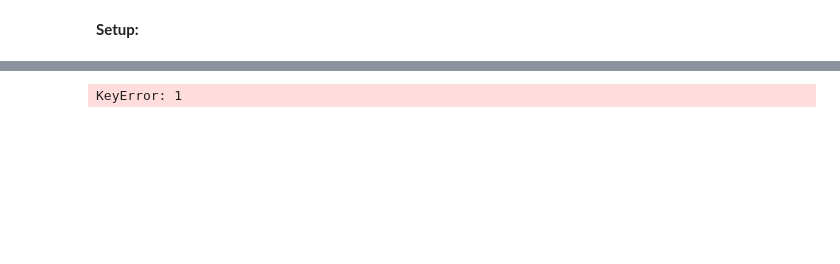
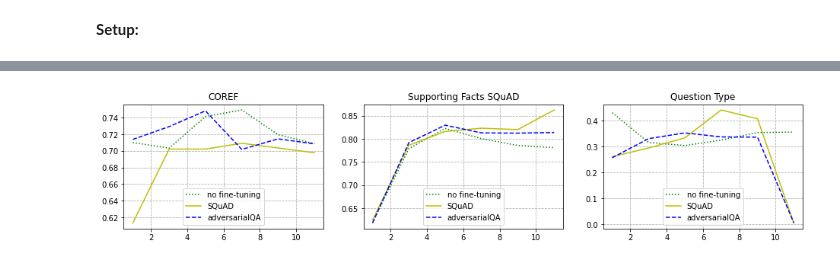
Before and after one commit to omidvosoughi/How-Does-Bert-Answer-QA-DLP2021, a Jupyter notebook: src/probing-tasks/replicate/probing_tasks_local.ipynb, the cells around one changed output, grey strips where cells are left out. Cells and saved outputs as stored; diff of their text form; code cells hidden in the pictures; blank space fills up the shorter version.

```diff
--- a/src/probing-tasks/replicate/probing_tasks_local.ipynb
+++ b/src/probing-tasks/replicate/probing_tasks_local.ipynb
@@ -32,8 +32,9 @@ task_types = {
     }
 
 models = [
+    "roberta-base",
     #"bert-base-uncased",
-    "csarron/bert-base-uncased-squad-v1",
+    #"csarron/bert-base-uncased-squad-v1",
     #"../../models/BERT_fineTunned_on_AdversarialQA_trained",
     ]
 
@@ -50,12 +51,13 @@ model_to_linestyle = {
     "bert-base-uncased": ":g",
     "csarron/bert-base-uncased-squad-v1": "-y",
     "BERT_fineTunned_on_AdversarialQA_trained": "--b",
+    "roberta-base": "-.r",
 }
 
 # Pick a dataset size: small, medium, big.
 # With the way training works, a smaller size will only improve the speed of tokenizing,
 # training speed will be the same for all sizes.
-size = "small"
+size = "medium"
 # %%
 import os
 import json
@@ -131,9 +158,54 @@ IndexError: list index out of range
-# %%
-with open(f'../results/{size}.json', 'r') as f:
-    results = json.load(f)
-for task, task_results in results.items():
-    for model, _ in task_results.items():
-        ep.plot_task(results, task, model, model_to_linestyle[model], num_layers)
-    plt.show()
-# %% [output]
-KeyError: 1
+# %%
+import json
+import matplotlib.pyplot as plt
+import edge_probing as ep
+
+
+models = [
+    "bert-base-uncased",
+    "csarron/bert-base-uncased-squad-v1",
+    "/content/drive/MyDrive/BERT_fineTunned_on_AdversarialQA_trained",
+    ]
+model_to_linestyle = {
+    "bert-base-uncased": ":g",
+    "csarron/bert-base-uncased-squad-v1": "-y",
+    "/content/drive/MyDrive/BERT_fineTunned_on_AdversarialQA_trained": "--b",
+}
+model_to_label = {
+    "bert-base-uncased": "no fine-tuning",
+    "csarron/bert-base-uncased-squad-v1": "SQuAD",
+    "/content/drive/MyDrive/BERT_fineTunned_on_AdversarialQA_trained": "adversarialQA",
+    }
+task_to_title = {
+    "coref": "COREF",
+    "ques": "Question Type",
+    "sup-squad": "Supporting Facts SQuAD",
+    }
+
+tasks = [
+    "coref",
+    "sup-squad",
+    "ques"
+    ]
+size = "big"
+num_layers = range(1,13,2)
+
+f, axs = plt.subplots(1, 3, figsize=(16, 3))
+i = 0
+
+for task in tasks:
+    for model in models:
+        ep.plot_task(
+            f"./results/{size}.json",
+            task,
+            model,
+            model_to_linestyle[model],
+            num_layers,
+            label=model_to_label[model],
+            title=task_to_title[task],
+            plot=axs[i]
+            )
+    i += 1
+plt.show()
+# %% [output]
+[figure, added]
```
Also changed, not shown: parts of 1 cell of this notebook, 6 other files.
